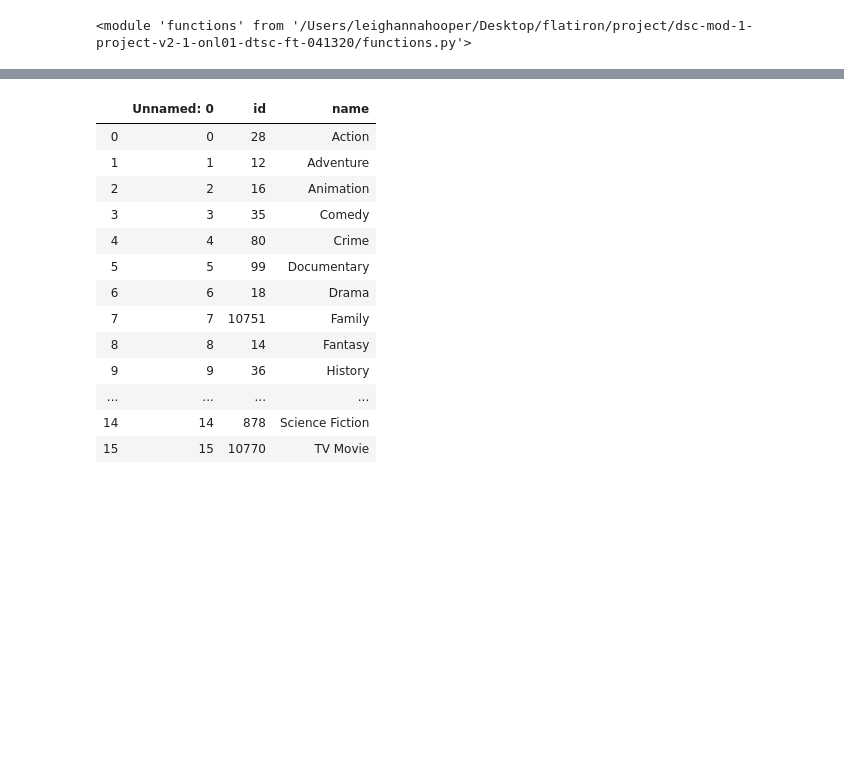
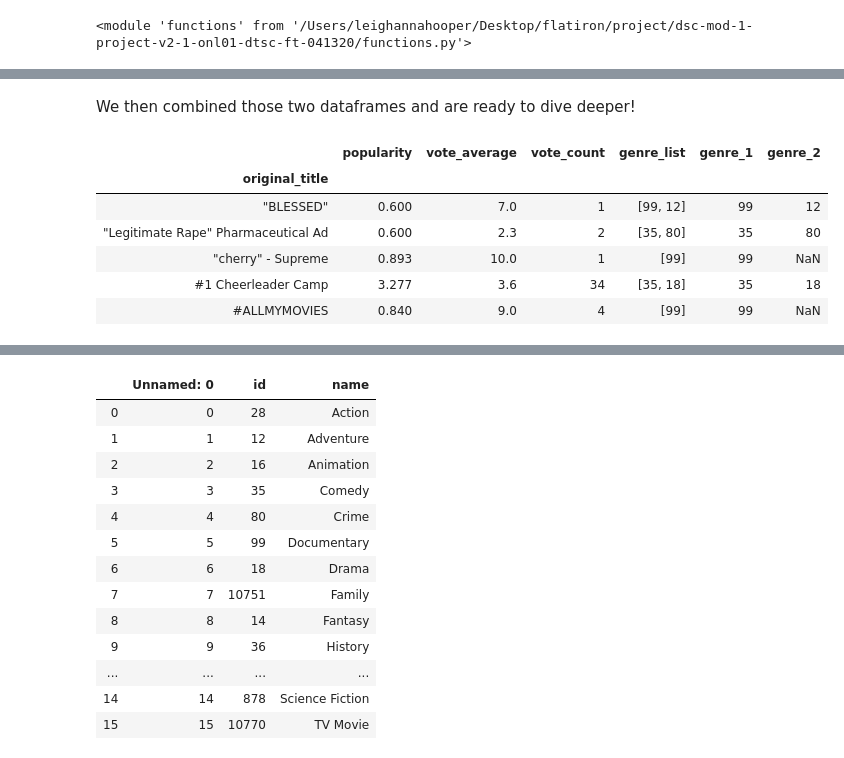
Before and after one commit to leighannajo/Microsoft-Movie-Studio---Mod-1-Project, a Jupyter notebook: Genre and Popularity Plotting.ipynb, the cells around one changed output, grey strips where cells are left out. Drawn from its saved outputs; the diff is of its cells as text; code cells hidden in the pictures; blank space fills up the shorter version.

```diff
--- a/Genre and Popularity Plotting.ipynb
+++ b/Genre and Popularity Plotting.ipynb
@@ -21,0 +81,12 @@ df_genres = pd.read_csv("genreIds")
+# %% [markdown]
+We then combined those two dataframes and are ready to dive deeper!
+# %%
+ df.head()
+# %% [output]
+|  | popularity | vote_average | vote_count | genre_list | genre_1 | genre_2 |
+| original_title |  |  |  |  |  |  |
+| "BLESSED" | 0.600 | 7.0 | 1 | [99, 12] | 99 | 12 |
+| "Legitimate Rape" Pharmaceutical Ad | 0.600 | 2.3 | 2 | [35, 80] | 35 | 80 |
+| "cherry" - Supreme | 0.893 | 10.0 | 1 | [99] | 99 | NaN |
+| #1 Cheerleader Camp | 3.277 | 3.6 | 34 | [35, 18] | 35 | 18 |
+| #ALLMYMOVIES | 0.840 | 9.0 | 4 | [99] | 99 | NaN |
```
Also changed, not shown: parts of 45 cells of this notebook, 1 other file.
